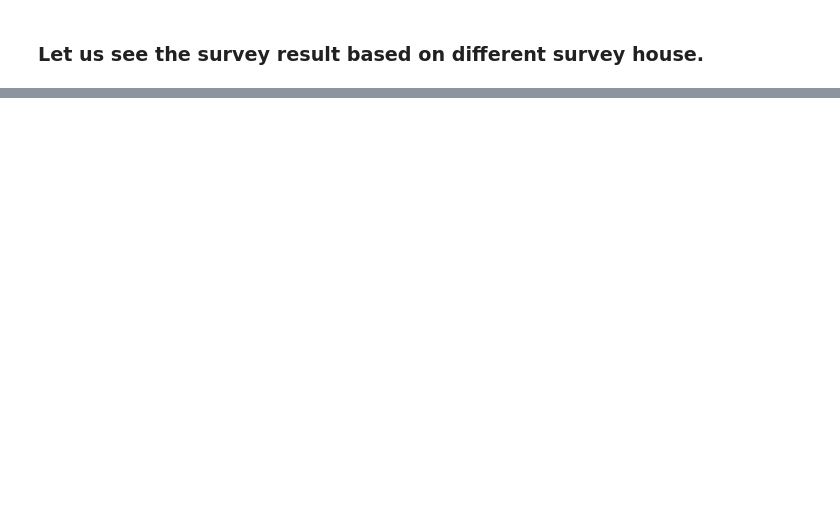
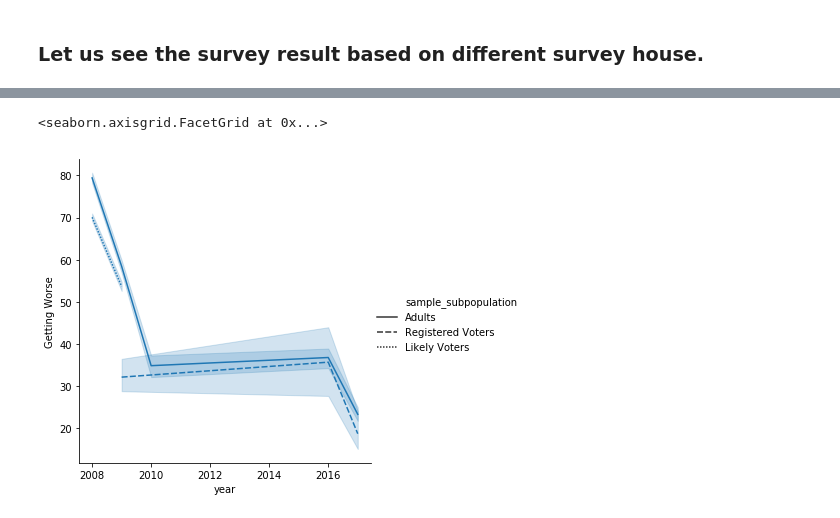
Before and after one commit to mastermindLAB/US-ECONOMY-GETTING-BETTER-OR-WORSE, a Jupyter notebook: US Economy Getting Better or Worse.ipynb, the cells around one changed output, grey strips where cells are left out. Cells and saved outputs as stored; diff of their text form; code cells hidden in the pictures; blank space fills up the shorter version.

```diff
--- a/US Economy Getting Better or Worse.ipynb
+++ b/US Economy Getting Better or Worse.ipynb
@@ -83,0 +84,5 @@ plt.show(fig)
+# %%
+sns.relplot(x = 'year' , y = 'Getting Worse',style="sample_subpopulation", kind="line", legend="brief",  data = us_eco)
+# %% [output]
+<seaborn.axisgrid.FacetGrid at 0x...>
+[figure, added]
```
Also changed, not shown: parts of 2 cells of this notebook.
